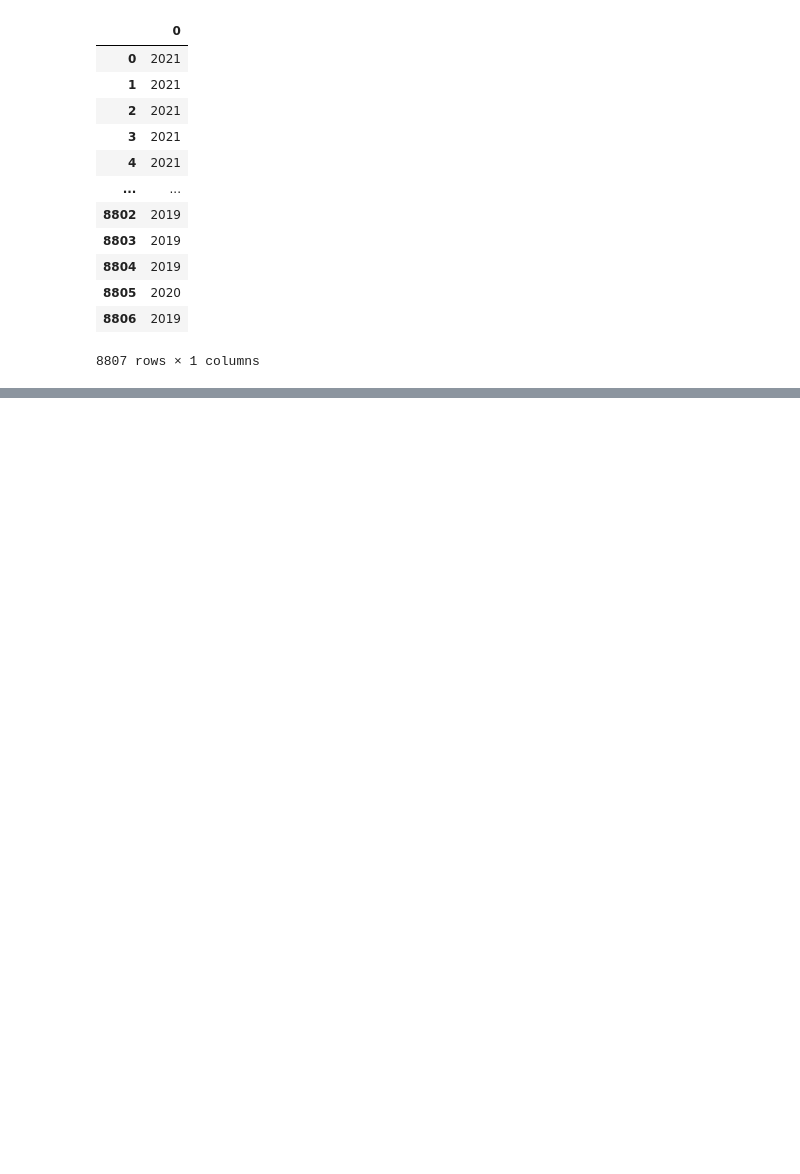
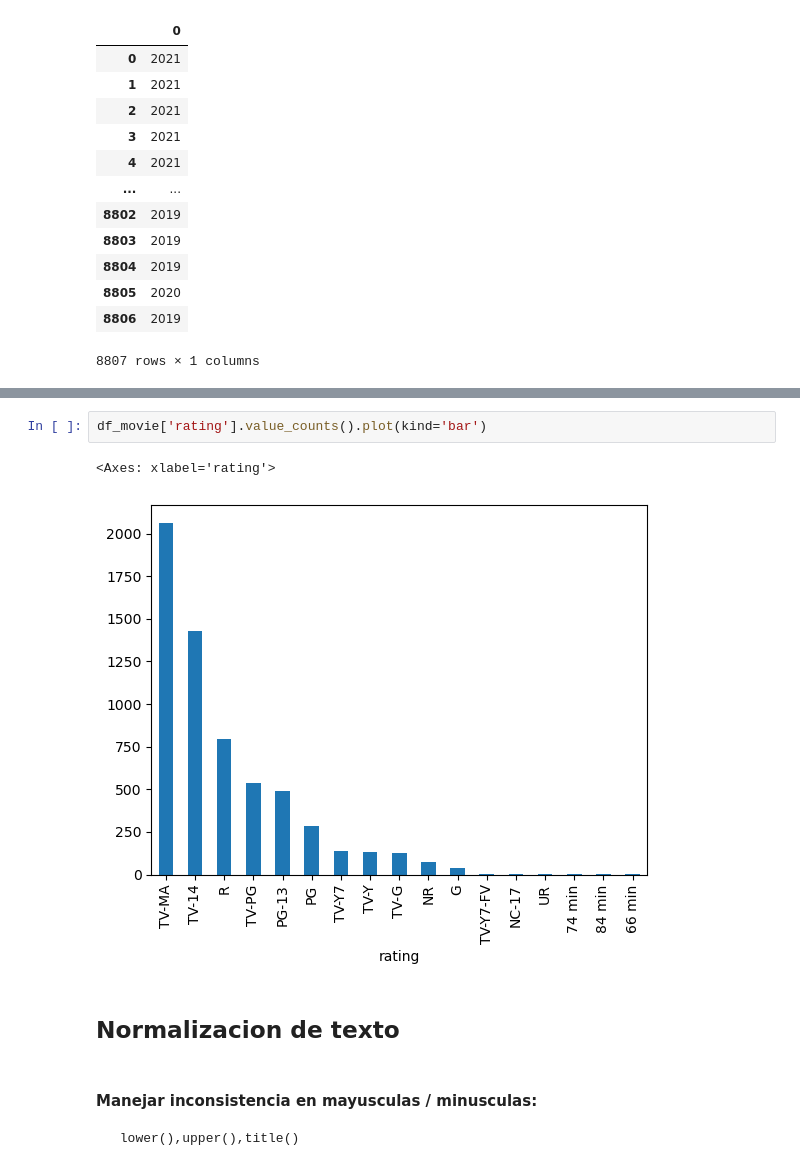
Before and after one commit to oscarmassonvera/PythonforDataScience, a Jupyter notebook: DIEZ_Limpieza de Datos con Pandas/Limpieza de datos con Pandas.ipynb, the cells around one changed output, grey strips where cells are left out. Cells and saved outputs as stored; diff of their text form; blank space fills up the shorter version.

```diff
--- a/DIEZ_Limpieza de Datos con Pandas/Limpieza de datos con Pandas.ipynb
+++ b/DIEZ_Limpieza de Datos con Pandas/Limpieza de datos con Pandas.ipynb
@@ -157,0 +264,10 @@ df_netflix['date_added'].str.extract('(\d{4})')
+# %%
+df_movie['rating'].value_counts().plot(kind='bar')
+# %% [output]
+<Axes: xlabel='rating'>
+[figure, added]
+# %% [markdown]
+## Normalizacion de texto
+# %% [markdown]
+#### Manejar inconsistencia en mayusculas / minusculas:
+     lower(),upper(),title()
```
Also changed, not shown: parts of 19 cells of this notebook.
